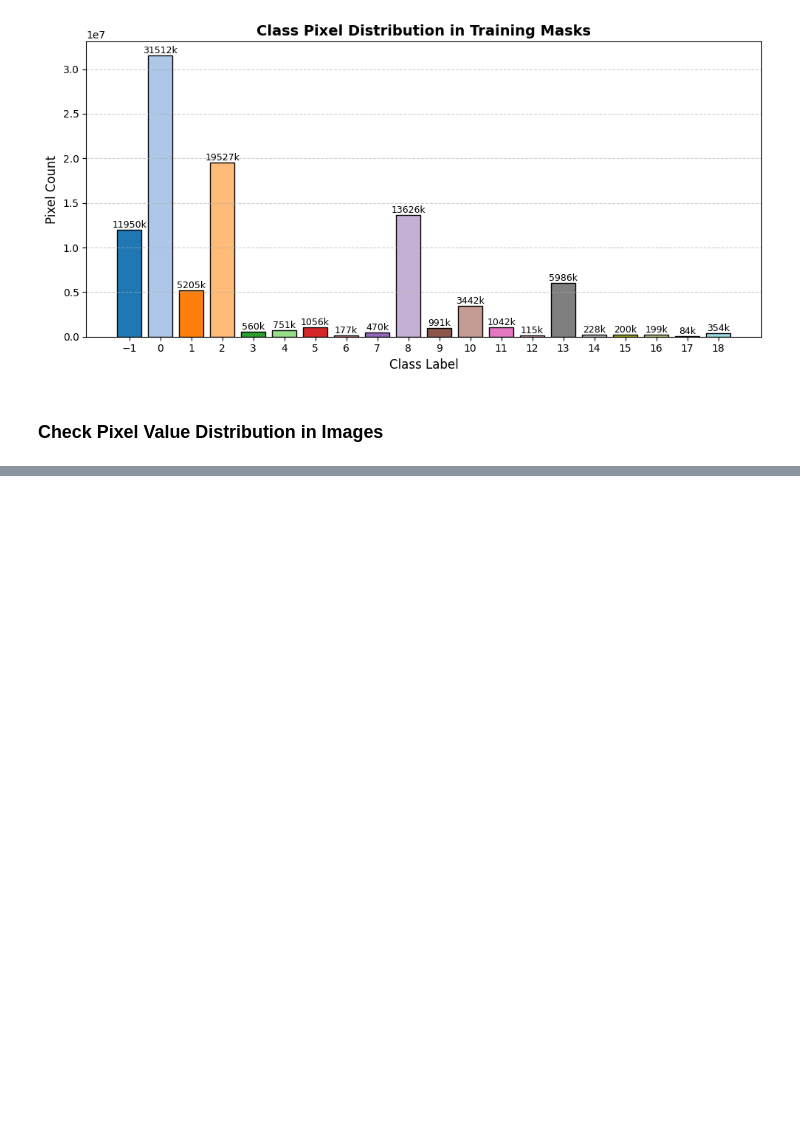
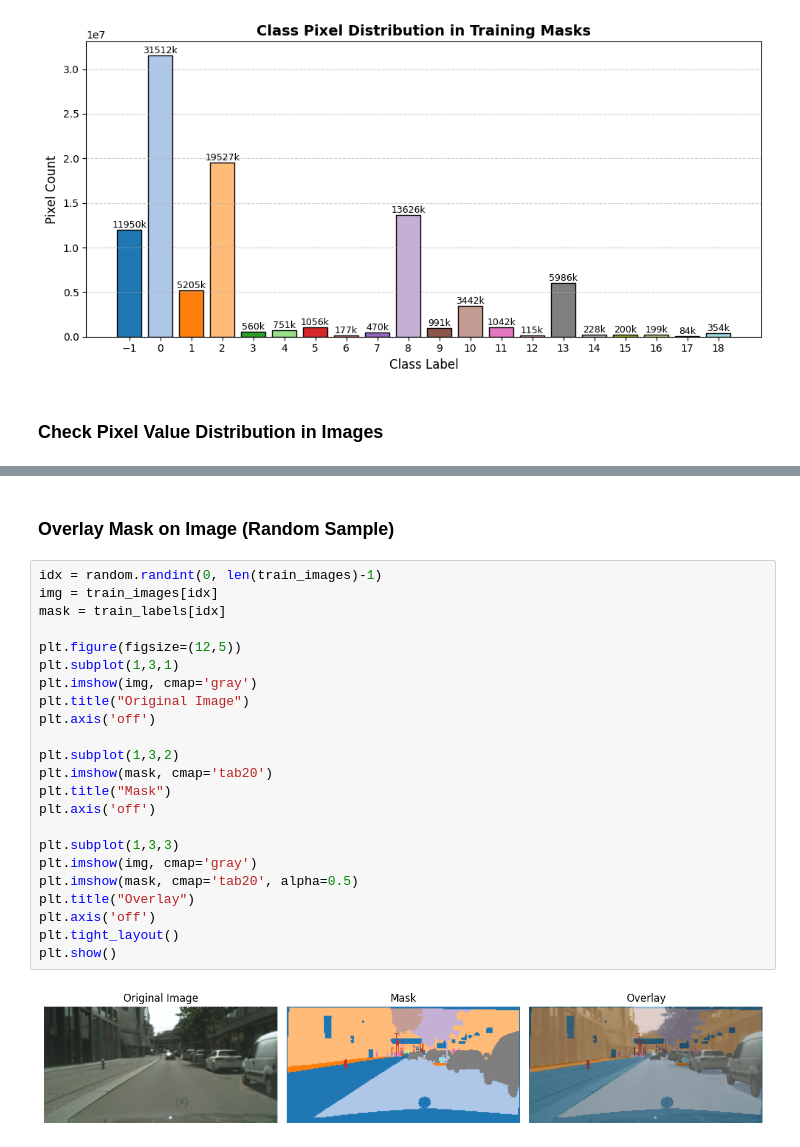
Before and after one commit to murad-02/RoadSegmentation, a Jupyter notebook: NotebookFile/Segmentation.ipynb, the cells around one changed output, grey strips where cells are left out. Saved outputs shown, nothing was run; the diff lists cells and outputs as text; blank space fills up the shorter version.

```diff
--- a/NotebookFile/Segmentation.ipynb
+++ b/NotebookFile/Segmentation.ipynb
@@ -201,0 +202,27 @@ plt.show()
+# %% [markdown]
+### Overlay Mask on Image (Random Sample)
+# %%
+idx = random.randint(0, len(train_images)-1)
+img = train_images[idx]
+mask = train_labels[idx]
+
+plt.figure(figsize=(12,5))
+plt.subplot(1,3,1)
+plt.imshow(img, cmap='gray')
+plt.title("Original Image")
+plt.axis('off')
+
+plt.subplot(1,3,2)
+plt.imshow(mask, cmap='tab20')
+plt.title("Mask")
+plt.axis('off')
+
+plt.subplot(1,3,3)
+plt.imshow(img, cmap='gray')
+plt.imshow(mask, cmap='tab20', alpha=0.5)
+plt.title("Overlay")
+plt.axis('off')
+plt.tight_layout()
+plt.show()
+# %% [output]
+[figure, added]
```
Also changed, not shown: parts of 10 cells of this notebook.
